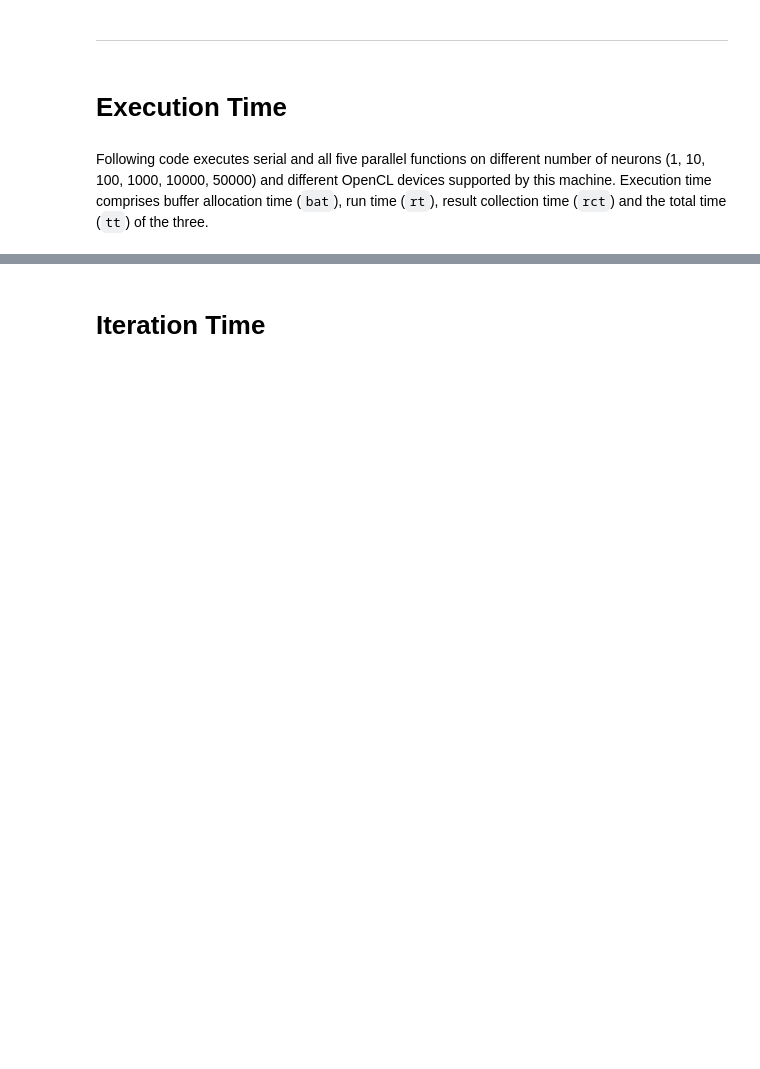
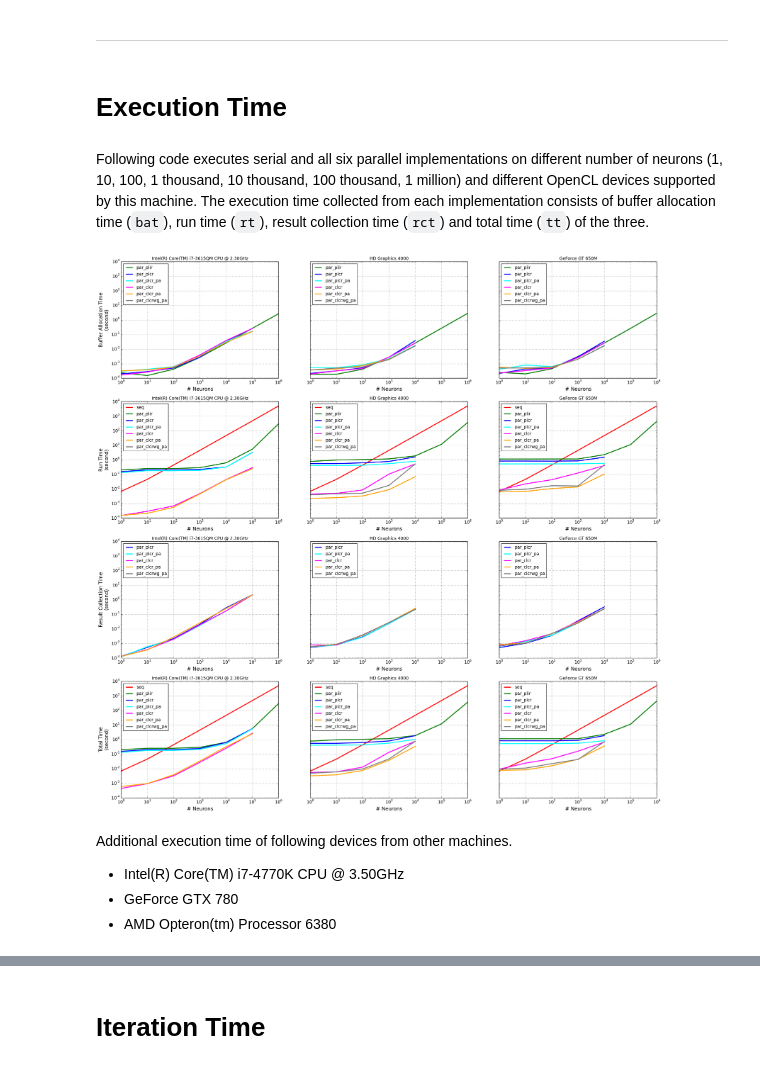
Before and after one commit to ekaakurniawan/3nb, a Jupyter notebook: LifNeuron.ipynb, the cells around one changed output, grey strips where cells are left out. Cells and saved outputs as stored; diff of their text form; code cells hidden in the pictures; blank space fills up the shorter version.

```diff
--- a/LifNeuron.ipynb
+++ b/LifNeuron.ipynb
@@ -1625,7 +1943,7 @@ par_clcr_pa_t = run_par_clcr_pa(device_id, dt, Iinjects, ttl_neuron, plot = True
 # %% [markdown]
 # Execution Time
 # %% [markdown]
-Following code executes serial and all five parallel functions on different number of neurons (1, 10, 100, 1000, 10000, 50000) and different OpenCL devices supported by this machine. Execution time comprises buffer allocation time (`bat`), run time (`rt`), result collection time (`rct`) and the total time (`tt`) of the three.
+Following code executes serial and all six parallel implementations on different number of neurons (1, 10, 100, 1 thousand, 10 thousand, 100 thousand, 1 million) and different OpenCL devices supported by this machine. The execution time collected from each implementation consists of buffer allocation time (`bat`), run time (`rt`), result collection time (`rct`) and total time (`tt`) of the three.
 # %%
 dt = 2e-4
 
@@ -1714,0 +2069,14 @@ for device_id, device in enumerate(devices):
+# %%
+plot_exec_time(bats, rts, rcts, tts, \
+               devices_name, \
+               methods_len, SEQ_ID, PAR_PLIR_ID, PAR_PLCR_ID, PAR_CLCR_ID, \
+               PAR_PLCR_PA_ID, PAR_CLCR_PA_ID, PAR_CLCRWG_PA_ID, \
+               ttl_neurons)
+# %% [output]
+[figure, added]
+# %% [markdown]
+Additional execution time of following devices from other machines.
+
+- Intel(R) Core(TM) i7-4770K CPU @ 3.50GHz
+- GeForce GTX 780
+- AMD Opteron(tm) Processor 6380
```
Also changed, not shown: parts of 42 cells of this notebook, 1 other file.
